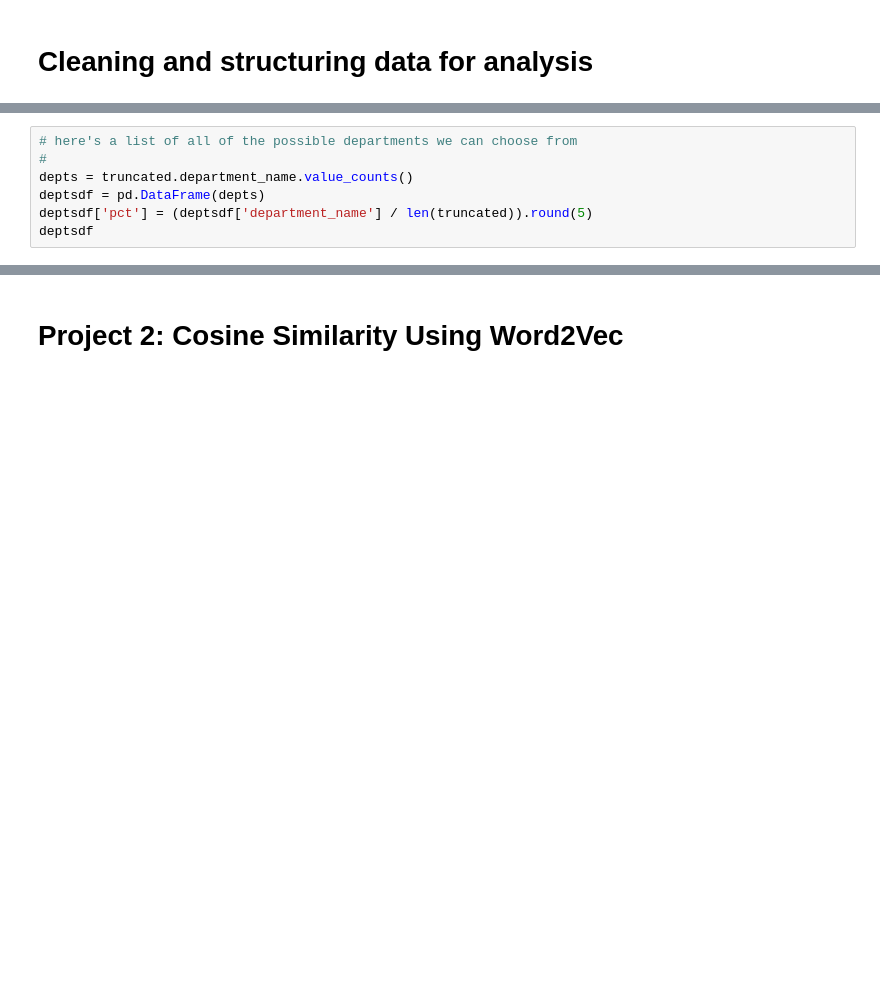
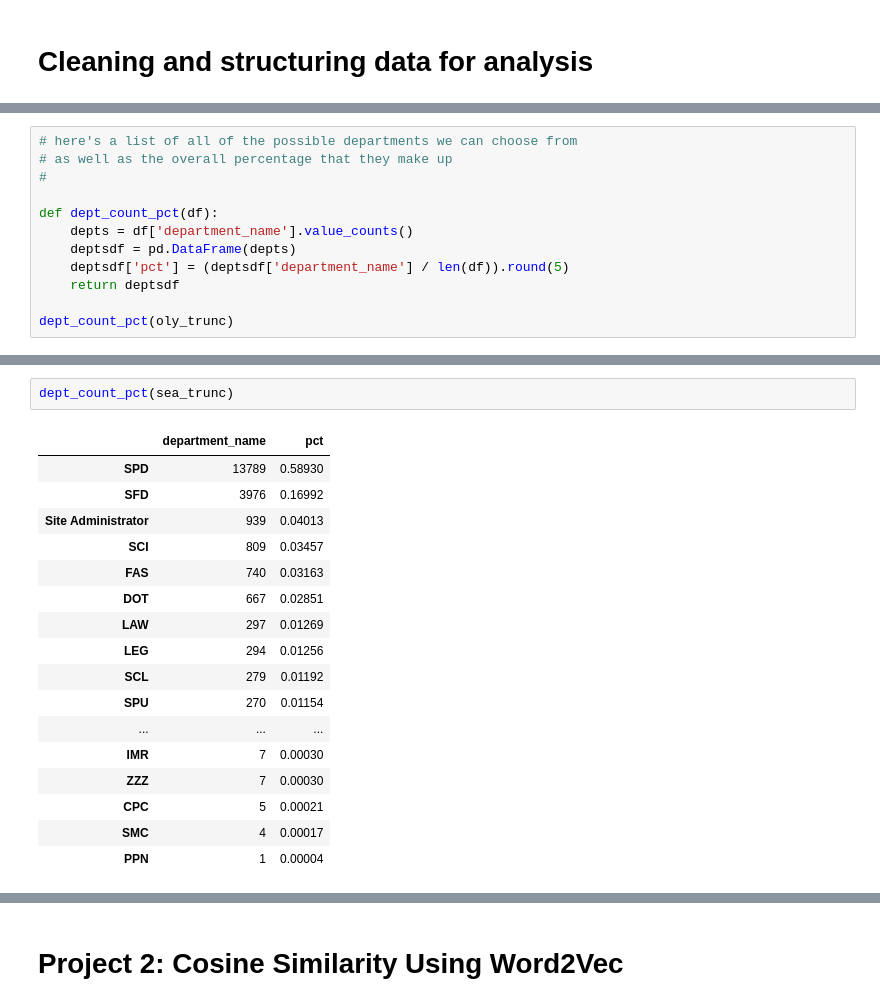
Before and after one commit to OpenDataLiteracy/OpenDataAlliance-KM, a Jupyter notebook: NLP on PRR.ipynb, the cells around one changed output, grey strips where cells are left out. Saved outputs shown, nothing was run; the diff lists cells and outputs as text; blank space fills up the shorter version.

```diff
--- a/NLP on PRR.ipynb
+++ b/NLP on PRR.ipynb
@@ -60,7 +30,0 @@ len(truncated)
-# %%
-# here's a list of all of the possible departments we can choose from
-#
-depts = truncated.department_name.value_counts()
-deptsdf = pd.DataFrame(depts)
-deptsdf['pct'] = (deptsdf['department_name'] / len(truncated)).round(5)
-deptsdf
@@ -357,0 +123,12 @@ pp.pprint(lda_40.print_topics())
+# %%
+# here's a list of all of the possible departments we can choose from
+# as well as the overall percentage that they make up
+#
+
+def dept_count_pct(df):
+    depts = df['department_name'].value_counts()
+    deptsdf = pd.DataFrame(depts)
+    deptsdf['pct'] = (deptsdf['department_name'] / len(df)).round(5)
+    return deptsdf
+
+dept_count_pct(oly_trunc)
@@ -357,0 +148,20 @@ pp.pprint(lda_40.print_topics())
+# %%
+dept_count_pct(sea_trunc)
+# %% [output]
+|  | department_name | pct |
+| SPD | 13789 | 0.58930 |
+| SFD | 3976 | 0.16992 |
+| Site Administrator | 939 | 0.04013 |
+| SCI | 809 | 0.03457 |
+| FAS | 740 | 0.03163 |
+| DOT | 667 | 0.02851 |
+| LAW | 297 | 0.01269 |
+| LEG | 294 | 0.01256 |
+| SCL | 279 | 0.01192 |
+| SPU | 270 | 0.01154 |
+| ... | ... | ... |
+| IMR | 7 | 0.00030 |
+| ZZZ | 7 | 0.00030 |
+| CPC | 5 | 0.00021 |
+| SMC | 4 | 0.00017 |
+| PPN | 1 | 0.00004 |
```
Also changed, not shown: parts of 43 cells of this notebook.
